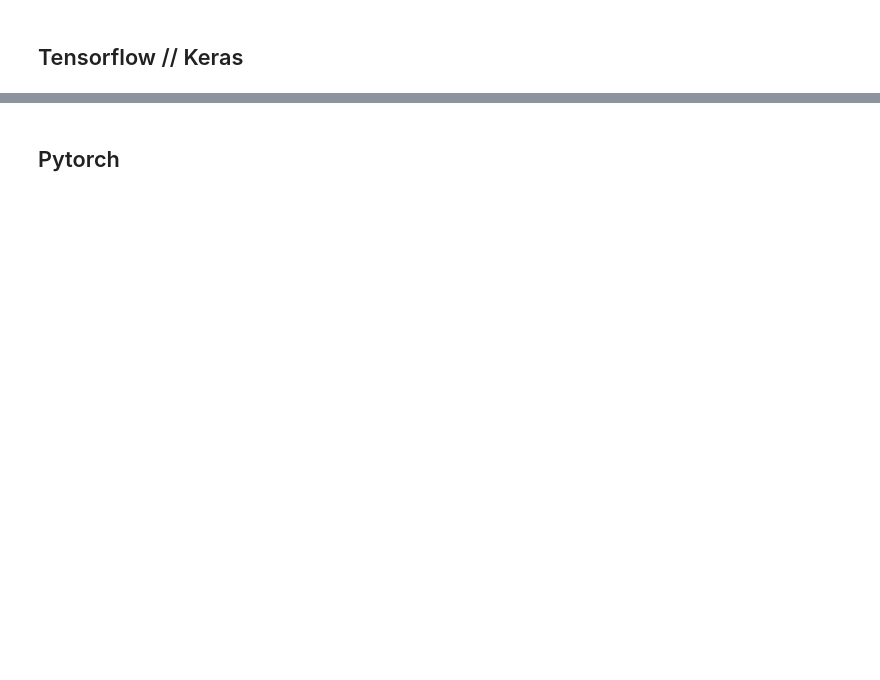
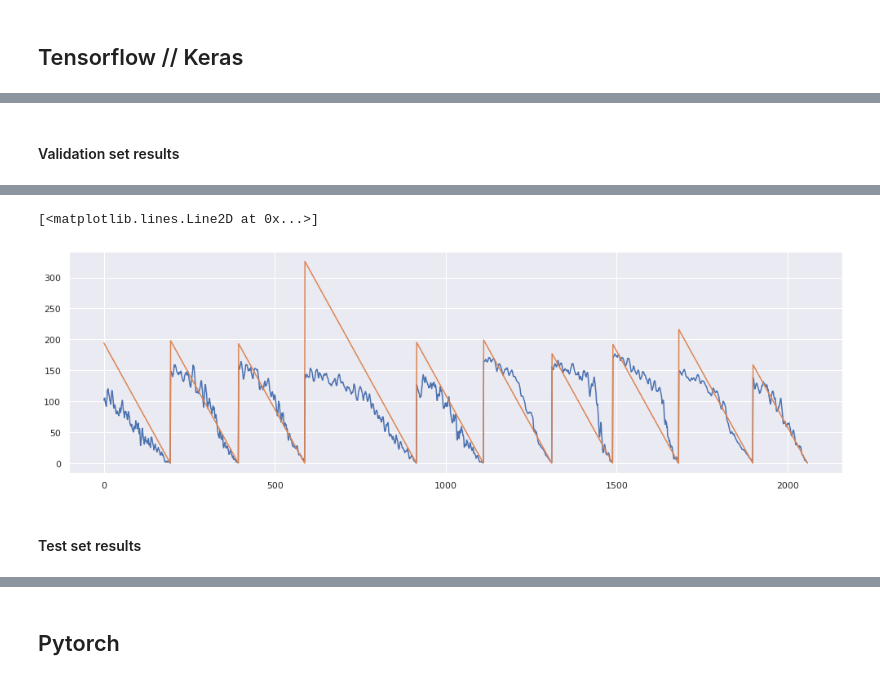
Before and after one commit to lucianolorenti/ceruleo, a Jupyter notebook: docs/models/Models.ipynb, the cells around one changed output, grey strips where cells are left out. Cells and saved outputs as stored; diff of their text form; code cells hidden in the pictures; blank space fills up the shorter version.

Commit message:
Documentation: Improve documentation on model catalog

```diff
--- a/docs/models/Models.ipynb
+++ b/docs/models/Models.ipynb
@@ -258,0 +183,23 @@ ax.plot(true_values(test_iterator))
+# %%
+from tensorflow.keras import Model, Input
+from tensorflow.keras.layers import (Conv1D,
+                                     SeparableConv1D,
+                                     GlobalMaxPooling1D,
+                                     SpatialDropout1D,
+                                     LayerNormalization,
+                                     Dropout,
+                                     Flatten, Dense, Lambda)
+
+input = Input(train_iterator.shape)
+x = Conv1D(128, 7, padding='same', activation='relu')(input)
+x = Conv1D(128, 7, padding='same', activation='relu')(x)
+x = Conv1D(64, 7, padding='same', activation='relu')(x)
+x = GlobalMaxPooling1D()(x)
+x = Dense(64, activation='relu')(x)
+x = Dense(64, activation='relu')(x)
+x = Dense(1, activation='linear')(x)
+
+model = Model(input, x)
+model.compile(loss='mae',
+              optimizer=tf.keras.optimizers.Adam(learning_rate=0.0001),
+              weighted_metrics=[])
@@ -258,0 +226,5 @@ ax.plot(true_values(test_iterator))
+# %%
+
+model.fit(tf_regression_dataset(train_iterator).batch(32),
+         validation_data=tf_regression_dataset(val_iterator).batch(32),
+         epochs=25)
@@ -258,0 +252,7 @@ ax.plot(true_values(test_iterator))
+# %% [markdown]
+#### Validation set results
+# %%
+fig, ax = plt.subplots(figsize=(17, 5))
+ax.plot(model.predict(tf_regression_dataset(val_iterator).batch(32)))
+ax.plot(true_values(val_iterator))
+# %% [output]
@@ -258,0 +260,4 @@ ax.plot(true_values(test_iterator))
+[<matplotlib.lines.Line2D at 0x...>]
+[figure, added]
+# %% [markdown]
+#### Test set results
```
Also changed, not shown: parts of 47 cells of this notebook, 12 other files.
